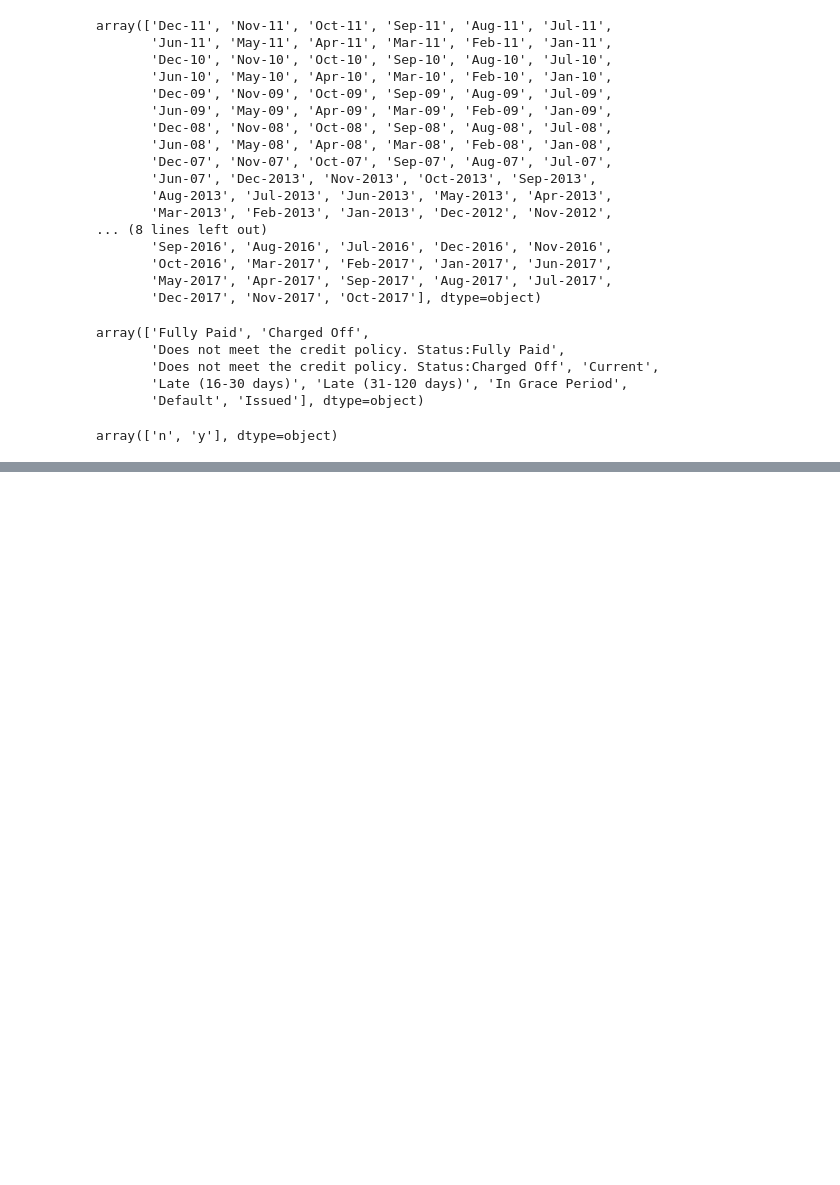
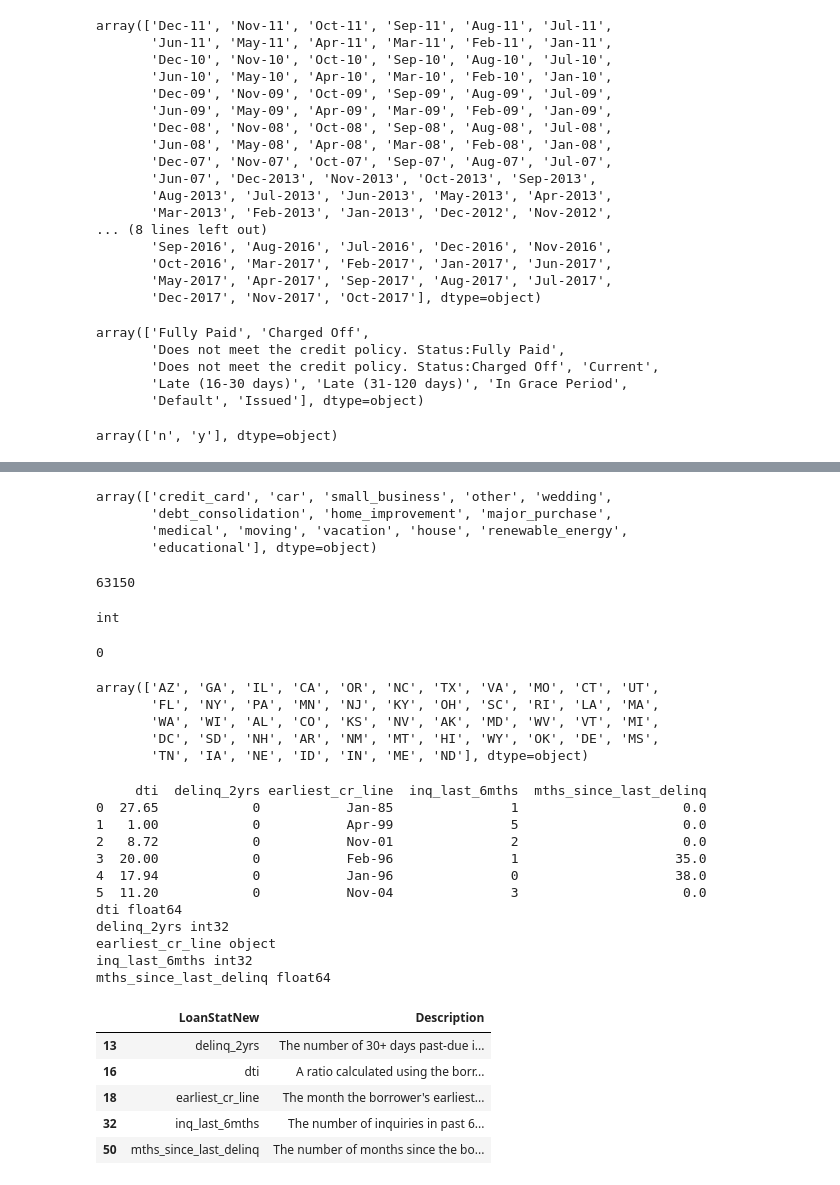
Before and after one commit to anilrajgr/udacity-machine-learning, a Jupyter notebook: projects/capstone/csv2dataframe.ipynb, the cells around one changed output, grey strips where cells are left out. Saved outputs shown, nothing was run; the diff lists cells and outputs as text; code cells hidden in the pictures; blank space fills up the shorter version.

```diff
--- a/projects/capstone/csv2dataframe.ipynb
+++ b/projects/capstone/csv2dataframe.ipynb
@@ -566,0 +598,68 @@ array(['n', 'y'], dtype=object)
+# %%
+# Let't check purpose
+loan_data['purpose'].unique()
+# %% [output]
+array(['credit_card', 'car', 'small_business', 'other', 'wedding',
+       'debt_consolidation', 'home_improvement', 'major_purchase',
+       'medical', 'moving', 'vacation', 'house', 'renewable_energy',
+       'educational'], dtype=object)
+# %%
+# 'purpose' looks good.
+# Let's try title
+len(loan_data['title'].unique())
+# %% [output]
+63150
+# %%
+# Again, 'title' is text entry which, for now, I am going to remove
+loan_data = loan_data.drop('title', 1)
+# %%
+# zip_code
+len(loan_data['zip_code'].unique())
+# %% [output]
+int
+# %%
+# I am going to keep zip_code.
+# The number of unique values are not too bad.
+# Have to see how many zip_codes where missing and I replaced with 0.
+len(loan_data.loc[loan_data['zip_code'] == 0])
+# Since only one entry has the zip_code 0, I am going to randomly assign that item with one of the existing zip_codes.
+# I hope, this won't affect things bad.
+import random
+loan_data.loc[(loan_data['zip_code'] == 0), 'zip_code'] =  random.choice(loan_data['zip_code'].unique())
+len(loan_data.loc[loan_data['zip_code'] == 0])
+# %% [output]
+0
+# %%
+# Moving to addr_state
+loan_data['addr_state'].unique()
+# %% [output]
+array(['AZ', 'GA', 'IL', 'CA', 'OR', 'NC', 'TX', 'VA', 'MO', 'CT', 'UT',
+       'FL', 'NY', 'PA', 'MN', 'NJ', 'KY', 'OH', 'SC', 'RI', 'LA', 'MA',
+       'WA', 'WI', 'AL', 'CO', 'KS', 'NV', 'AK', 'MD', 'WV', 'VT', 'MI',
+       'DC', 'SD', 'NH', 'AR', 'NM', 'MT', 'HI', 'WY', 'OK', 'DE', 'MS',
+       'TN', 'IA', 'NE', 'ID', 'IN', 'ME', 'ND'], dtype=object)
+# %%
+# Moving to next 6 columns
+print(loan_data.iloc[:6,18:23])
+for y in loan_data.columns[18:23]:
+  print(y, loan_data[y].dtype)
+loan_dict.loc[loan_dict['LoanStatNew'].isin(list(loan_data.columns.values[18:23]))]
+# %% [output]
+     dti  delinq_2yrs earliest_cr_line  inq_last_6mths  mths_since_last_delinq
+0  27.65            0           Jan-85               1                     0.0
+1   1.00            0           Apr-99               5                     0.0
+2   8.72            0           Nov-01               2                     0.0
+3  20.00            0           Feb-96               1                    35.0
+4  17.94            0           Jan-96               0                    38.0
+5  11.20            0           Nov-04               3                     0.0
+dti float64
+delinq_2yrs int32
+earliest_cr_line object
+inq_last_6mths int32
+mths_since_last_delinq float64
+|  | LoanStatNew | Description |
+| 13 | delinq_2yrs | The number of 30+ days past-due i... |
+| 16 | dti | A ratio calculated using the borr... |
+| 18 | earliest_cr_line | The month the borrower's earliest... |
+| 32 | inq_last_6mths | The number of inquiries in past 6... |
+| 50 | mths_since_last_delinq | The number of months since the bo... |
```
Also changed, not shown: parts of 5 cells of this notebook.
